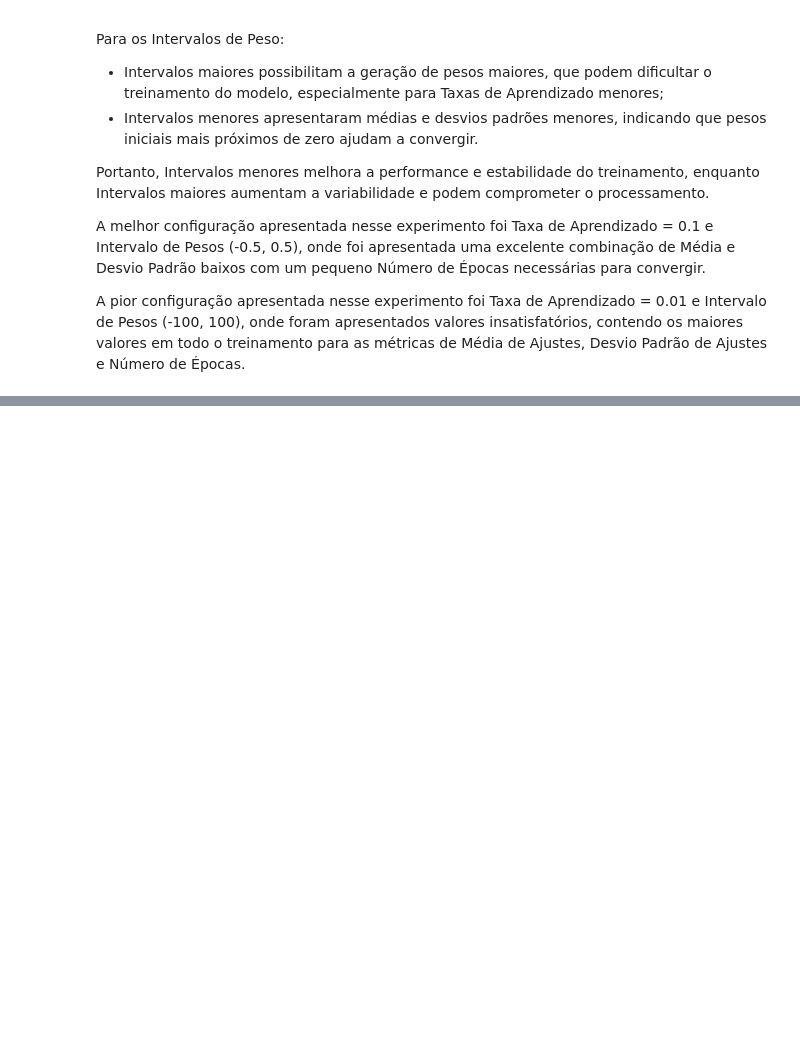
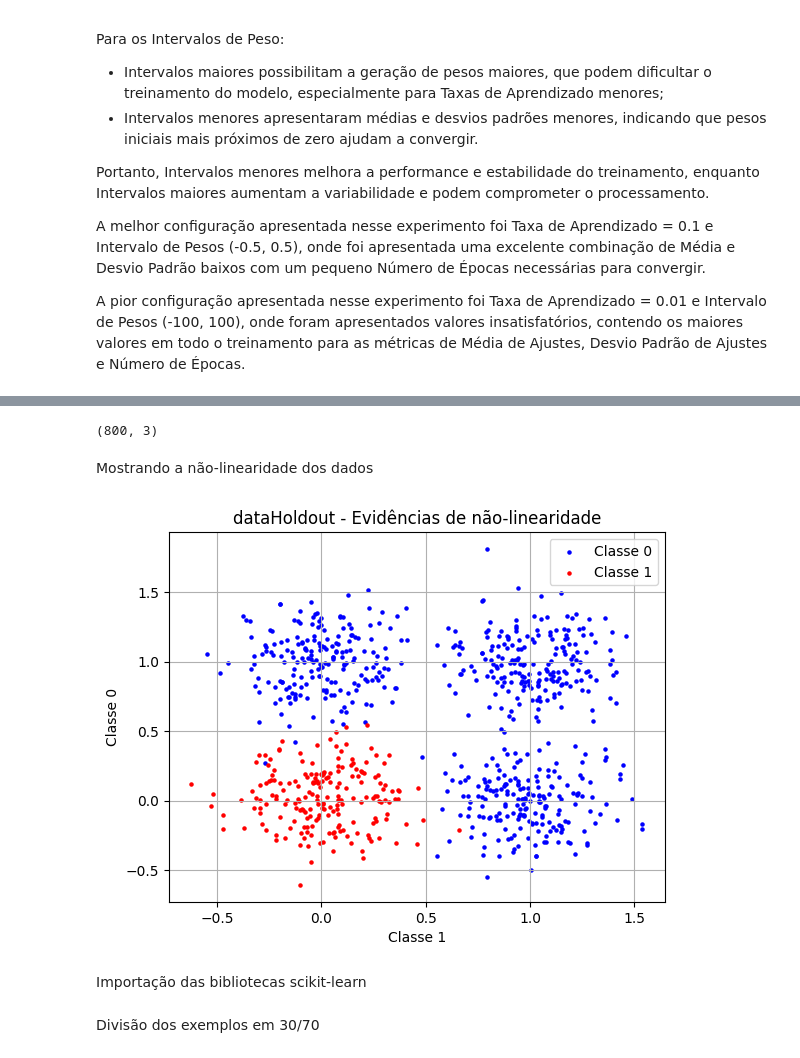
Before and after one commit to PedroYutaroUEA/RNA_PP2.1, a Jupyter notebook: RNA_P21.ipynb, the cells around one changed output, grey strips where cells are left out. Cells and saved outputs as stored; diff of their text form; code cells hidden in the pictures; blank space fills up the shorter version.

```diff
--- a/RNA_P21.ipynb
+++ b/RNA_P21.ipynb
@@ -264,0 +269,5 @@ A pior configuração apresentada nesse experimento foi Taxa de Aprendizado = 0.
+# %%
+# Apresentação dos dados em dataHoldout
+dados_p3 = np.fromfile('dataHoldout.txt', dtype=float)
+dados_p3 = dados_p3.reshape((-1, 3)) # Ler dados de entrada em forma de matriz de 3 colunas
+dados_p3
@@ -264,0 +282,24 @@ A pior configuração apresentada nesse experimento foi Taxa de Aprendizado = 0.
+# %%
+dados_p3.shape
+# %% [output]
+(800, 3)
+# %% [markdown]
+Mostrando a não-linearidade dos dados
+# %%
+# plotar o gráfico que represente os dados em dataHoldout
+for classe in [0, 1]:
+    idx = dados_p3[:, 2] == classe
+    if classe == 0: cor, label = 'blue', 'Classe 0'
+    else:           cor, label = 'red', 'Classe 1'
+    plt.scatter(dados_p3[idx, 0], dados_p3[idx, 1], c=cor, label=label, s=5)
+
+plt.xlabel('Classe 1')
+plt.ylabel('Classe 0')
+plt.title('dataHoldout - Evidências de não-linearidade')
+plt.legend()
+plt.grid(True)
+plt.show()
+# %% [output]
+[figure, added]
+# %% [markdown]
+Importação das bibliotecas scikit-learn
@@ -264,0 +309,2 @@ A pior configuração apresentada nesse experimento foi Taxa de Aprendizado = 0.
+# %% [markdown]
+Divisão dos exemplos em 30/70
```
Also changed, not shown: parts of 9 cells of this notebook.
